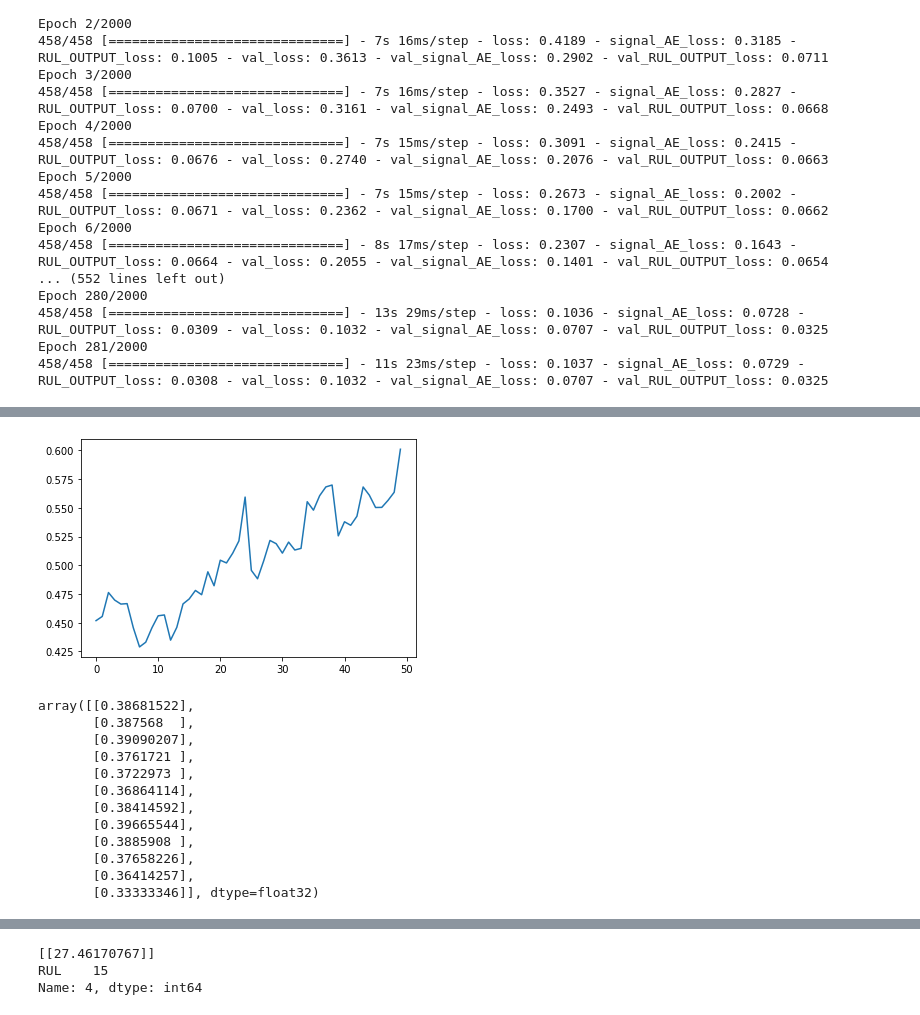
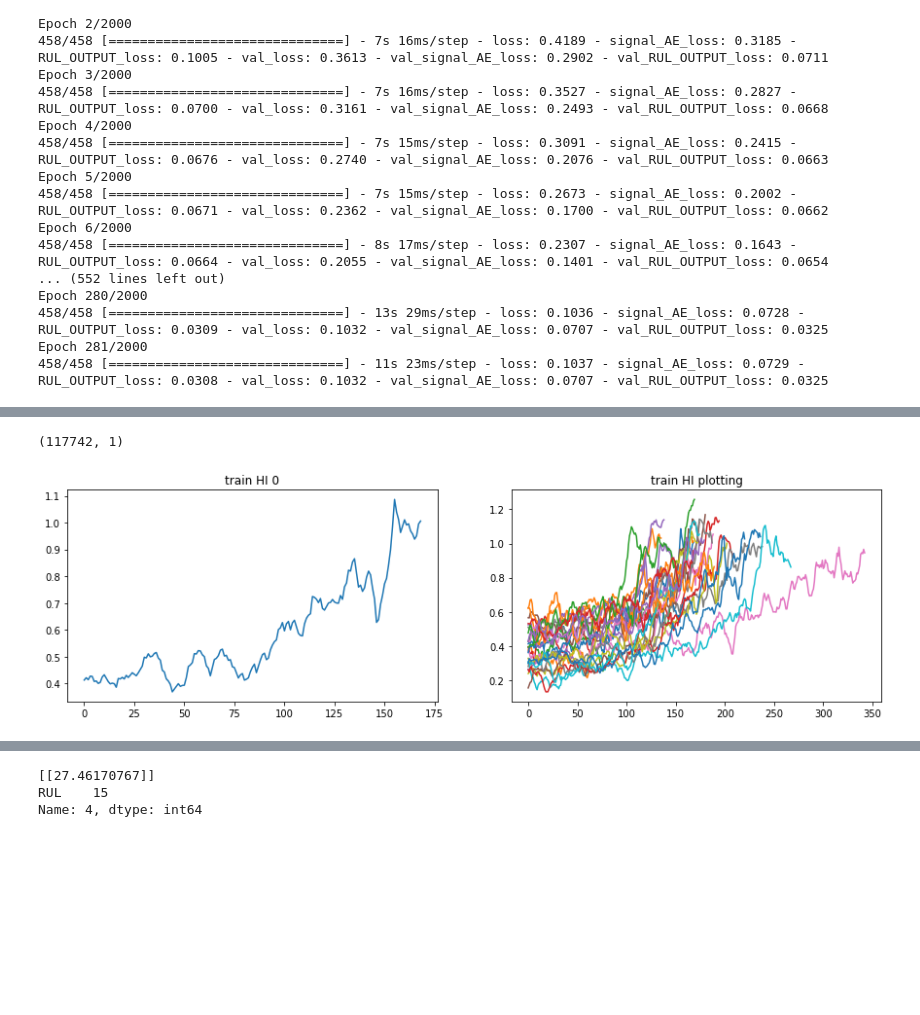
Before and after one commit to kEEPpp/PHM-Competition, a Jupyter notebook: CMAPSS/LSTM_FEAE.ipynb, the cells around one changed output, grey strips where cells are left out. Cells and saved outputs as stored; diff of their text form; code cells hidden in the pictures; blank space fills up the shorter version.

Commit message:
Add RUL Prediction Function

```diff
--- a/CMAPSS/LSTM_FEAE.ipynb
+++ b/CMAPSS/LSTM_FEAE.ipynb
@@ -235,4 +268,22 @@ y_train = np.concatenate(X)[:,-1,-1].copy()
 
 x_val = np.concatenate(X_val)[:,:,:-1].copy()
 y_val = np.concatenate(X_val)[:,-1,-1].copy()
+# %%
+'''test index 만드는 중'''
+window_len = 20
+X_test = []
+test_INDEX_ = []
+for key, values in enumerate(test):
+    temp = []
+    index_temp = []
+    for i in range(unit_num_test[key]):
+        index = test_index[key].groupby('unit number').get_group(i+1).index
+        D = test[key].loc[index]
+        win_gen = rolling_window(D.values, window_len)
+        index_temp.append(win_gen.shape[0])
+        temp.append(win_gen)
+    temp = np.concatenate(temp)
+    index_temp = np.array(index_temp)
+    X_test.append(temp)
+    test_INDEX_.append(index_temp)
 # %%
@@ -295,4 +346,6 @@ Non-trainable params: 0
 __________________________________________________________________________________________________
 # %%
 model.compile(optimizer = keras.optimizers.Adam(lr = 0.00001), loss = 'mse')
+model_path = 'C:/Users/BISTel/PycharmProjects/bistel/model_weight/'
+model.load_weights(model_path + 'lstm_feae.hdf5')
 # %%
@@ -335,4 +388,5 @@ Epoch 280/2000
 Epoch 281/2000
 458/458 [==============================] - 11s 23ms/step - loss: 0.1037 - signal_AE_loss: 0.0729 - RUL_OUTPUT_loss: 0.0308 - val_loss: 0.1032 - val_signal_AE_loss: 0.0707 - val_RUL_OUTPUT_loss: 0.0325
 # %%
-ru = model.predict(x_train)[1]
+train_HI = model.predict(x_train)[1]
+test_HI = model.predict(x_test)[1]
@@ -361,21 +393,23 @@ pre_test = model.predict(x_test)[1]
-# %%
-k = 6
-plt.plot(pre_test[pre_index[k]:pre_index[k+1]][-50:])
-plt.show()
-# %% [output]
-[figure, removed]
-# %%
-pre_test[pre_test_index[k]:pre_test_index[k+1]]
-# %% [output]
-array([[0.38681522],
-       [0.387568  ],
-       [0.39090207],
-       [0.3761721 ],
-       [0.3722973 ],
-       [0.36864114],
-       [0.38414592],
-       [0.39665544],
-       [0.3885908 ],
-       [0.37658226],
-       [0.36414257],
-       [0.33333346]], dtype=float32)
+# %%
+train_HI.shape
+# %% [output]
+(117742, 1)
+# %%
+train_INDEX = np.insert(np.cumsum(np.concatenate(train_INDEX_)), 0, 0)
+test_INDEX = np.insert(np.cumsum(np.concatenate(test_INDEX_)), 0, 0)
+# %%
+k = 0
+before = train_INDEX[k]
+after = train_INDEX[k+1]
+fig, ax = plt.subplots(1,2, figsize = (15,4))
+ax[0].plot(train_HI[before:after])
+ax[0].set_title(f'train HI {k}')
+
+for i in range(25):
+    before = train_INDEX[i]
+    after = train_INDEX[i+1]
+    ax[1].plot(train_HI[before:after])
+ax[1].set_title(f'train HI plotting')
+plt.show()
+# %% [output]
+[figure, added]
```
Also changed, not shown: parts of 26 cells of this notebook.
